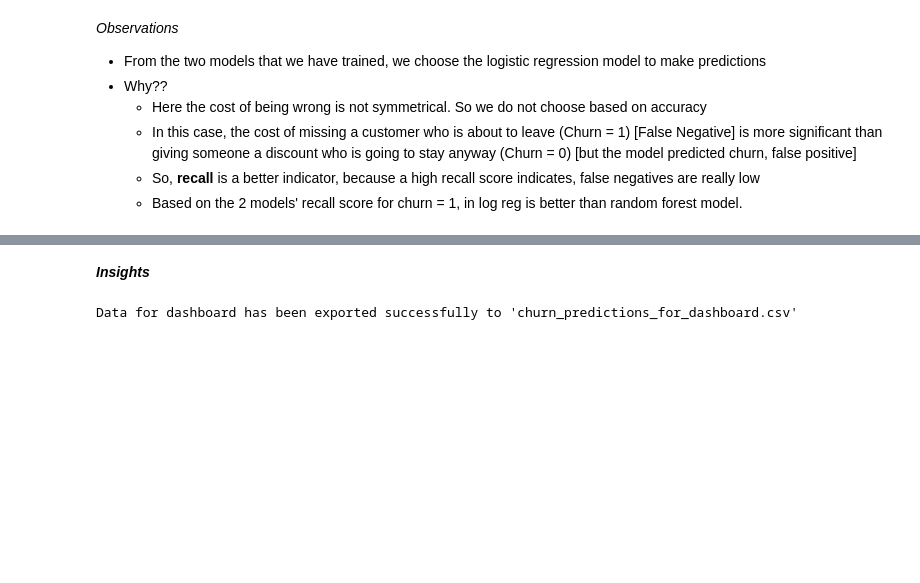
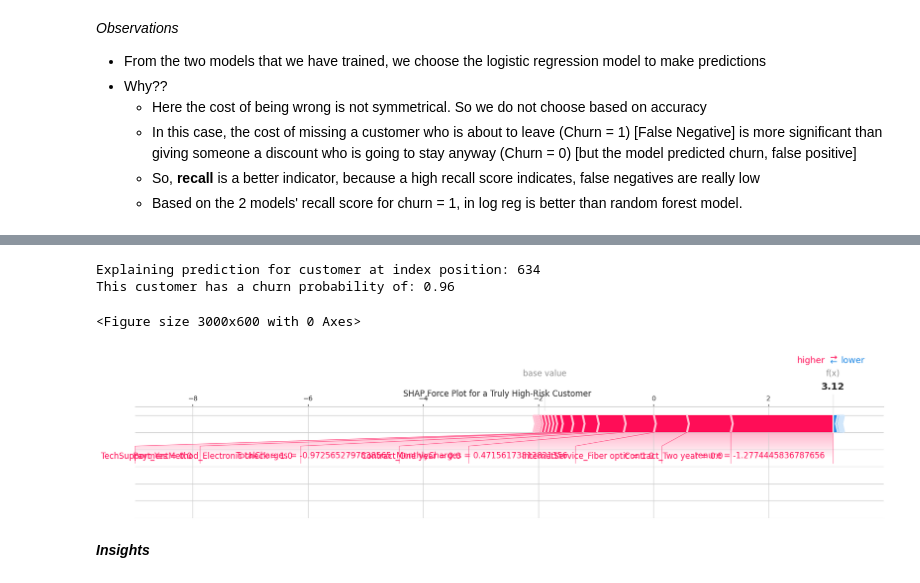
Before and after one commit to vishal-ayyappan/customer-churn-analysis, a Jupyter notebook: main.ipynb, the cells around one changed output, grey strips where cells are left out. Saved outputs shown, nothing was run; the diff lists cells and outputs as text; code cells hidden in the pictures; blank space fills up the shorter version.

Commit message:
EDA and trained LightGBM

```diff
--- a/main.ipynb
+++ b/main.ipynb
@@ -341,0 +375,14 @@ Not Churn (0)       0.83      0.91      0.87      1035
+# %%
+#Training LightGBM model
+
+import lightgbm as lgb
+from sklearn.metrics import classification_report
+
+# Initialize and train the LightGBM model
+lgbm = lgb.LGBMClassifier(random_state=42)
+lgbm.fit(X_train, y_train)
+
+# Evaluate performance
+y_pred_lgbm = lgbm.predict(X_test)
+print("--- LightGBM Performance ---")
+print(classification_report(y_test, y_pred_lgbm))
@@ -342,19 +478,52 @@ Not Churn (0)       0.83      0.91      0.87      1035
+# %%
+# --- Individual Prediction Explanation (Corrected for Binary Classification) ---
+import shap
+
+# Create the SHAP explainer
+explainer = shap.TreeExplainer(lgbm)
+shap_values = explainer.shap_values(X_test)
+
+# 1. Get the churn probabilities for the "Churn" class (class 1)
+churn_probabilities = lgbm.predict_proba(X_test)[:, 1]
+
+# 2. Find the index of the customer with the highest churn probability
+high_risk_pos = np.argmax(churn_probabilities)
+
+# 3. Explain the prediction
+print(f"Explaining prediction for customer at index position: {high_risk_pos}")
+print(f"This customer has a churn probability of: {churn_probabilities[high_risk_pos]:.2f}")
+
+plt.figure(figsize=(30, 6))
+
+# For binary classification, shap_values is ndarray, expected_value is scalar
+shap.force_plot(
+    explainer.expected_value,
+    shap_values[high_risk_pos,:],
+    X_test.iloc[high_risk_pos,:],
+    matplotlib=True,
+    show=False
+)
+plt.suptitle("SHAP Force Plot for a Truly High-Risk Customer", y=1.0)
+plt.show()
+# %% [output]
+Explaining prediction for customer at index position: 634
+This customer has a churn probability of: 0.96
+<Figure size 3000x600 with 0 Axes>
+[figure, added]
 # %% [markdown]
 ***Insights***
 # %%
-#Exporting data
-#We go with the logistic regression model as it has a better recall score for churn = 1
+# --- IMPORTANT: We need the original data before it was scaled and one-hot encoded ---
+# We'll use the original dataframe 'df' and select the customers who are in our test set.
+# The 'X_test.index' holds the location of the test customers in the original dataframe.
+df_original_test = df.loc[X_test.index]
 
-df_results = X_test.copy()
-df_results['Actual_Churn'] = y_test
-df_results['Predicted_Churn_LogReg'] = y_pred_log
+# Create a new results dataframe with the original, readable data
+df_dashboard = df_original_test.copy()
 
-# Add the probability of churning (the probability of the '1' class)
-df_results['Churn_Probability'] = lr_model.predict_proba(X_test)[:, 1]
+# Add the predictions and probabilities from our model
+df_dashboard['Predicted_Churn'] = y_pred_log
+df_dashboard['Churn_Probability'] = lr_model.predict_proba(X_test)[:, 1]
 
-# Export the results to a CSV file
-df_results.to_csv('churn_predictions.csv', index=False)
-
-print("Data for dashboard has been exported")
+# Export this new, business-friendly dataframe to a CSV
+df_dashboard.to_csv('churn_dashboard.csv', index=False)
-# %% [output]
-Data for dashboard has been exported successfully to 'churn_predictions_for_dashboard.csv'
```
Also changed, not shown: parts of 16 cells of this notebook.
